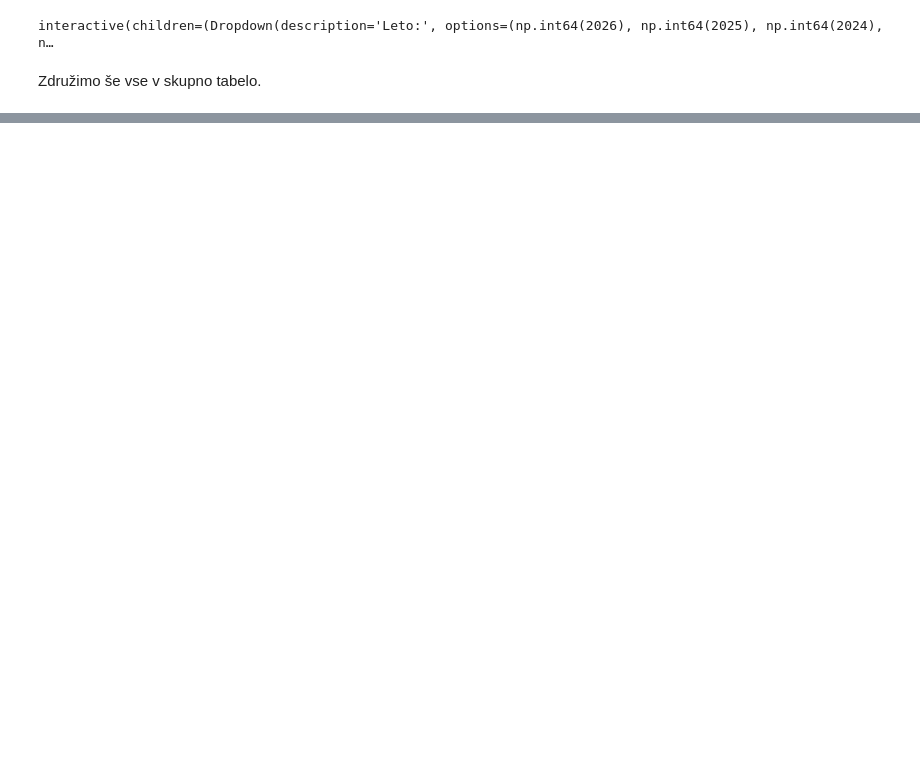
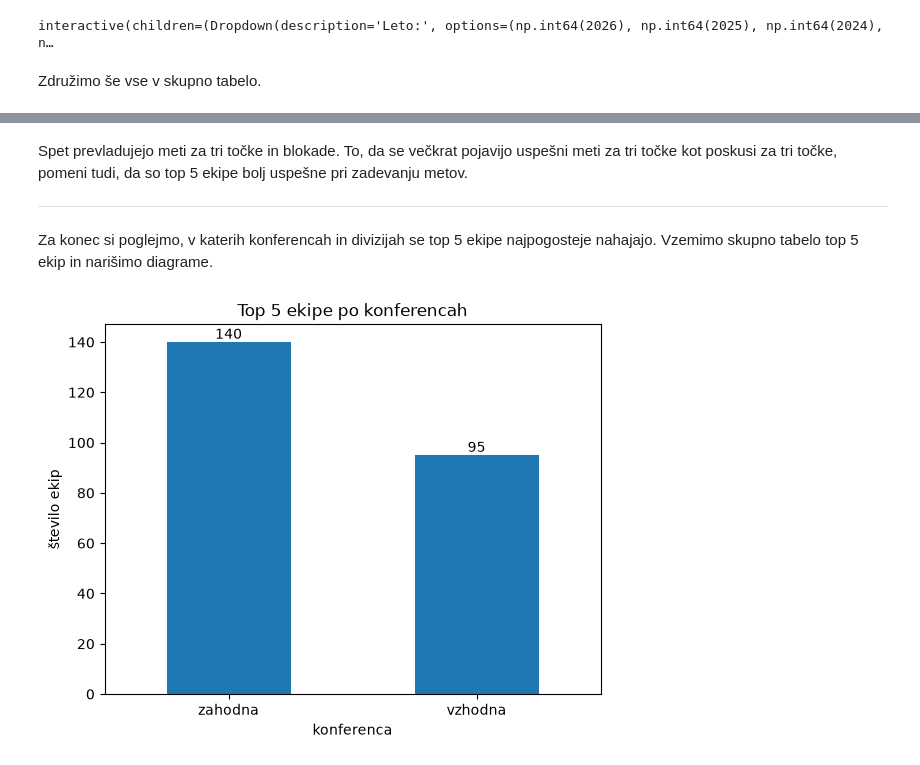
Before and after one commit to Benjamin-Rajer/UVP_projektna_naloga, a Jupyter notebook: analiza_podatkov.ipynb, the cells around one changed output, grey strips where cells are left out. Saved outputs shown, nothing was run; the diff lists cells and outputs as text; code cells hidden in the pictures; blank space fills up the shorter version.

```diff
--- a/analiza_podatkov.ipynb
+++ b/analiza_podatkov.ipynb
@@ -324,0 +450,20 @@ top5
+# %% [markdown]
+Spet prevladujejo meti za tri točke in blokade. To, da se večkrat pojavijo uspešni meti za tri točke kot poskusi za tri točke, pomeni tudi, da so top 5 ekipe bolj uspešne pri zadevanju metov.
+
+___
+# %% [markdown]
+Za konec si poglejmo, v katerih konferencah in divizijah se top 5 ekipe najpogosteje nahajajo. Vzemimo skupno tabelo top 5 ekip in narišimo diagrame.
+# %%
+konference_top5 = top5["konferenca"].value_counts()
+
+graf8 = konference_top5.plot(
+    kind="bar",
+    rot=0,
+    title="Top 5 ekipe po konferencah",
+    ylabel="število ekip"
+)
+
+graf8.bar_label(graf8.containers[0])
+graf8;
+# %% [output]
+[figure, added]
```
Also changed, not shown: parts of 22 cells of this notebook, 3 other files.
